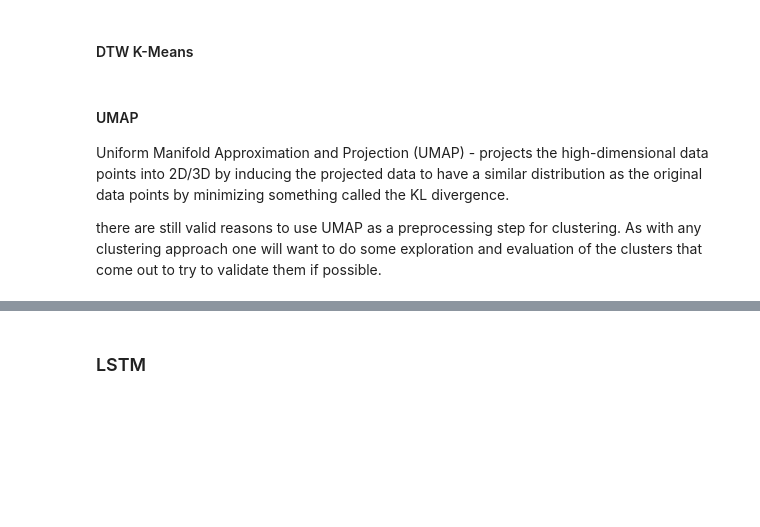
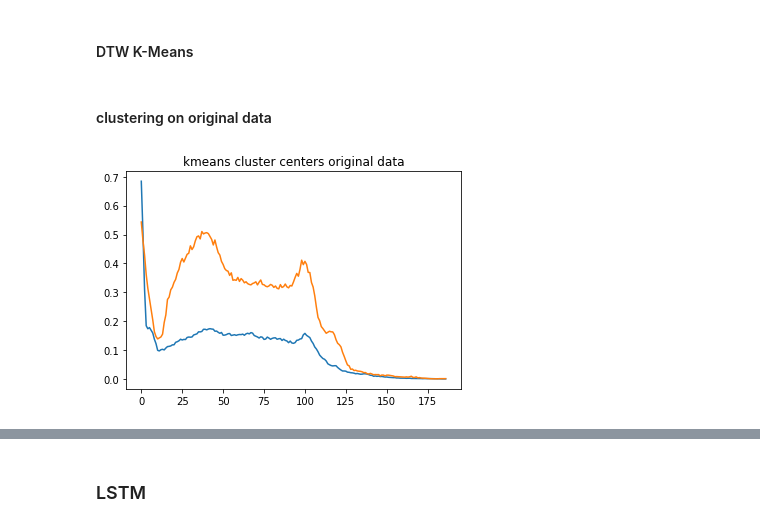
Before and after one commit to vtsch/mt-vt, a Jupyter notebook: 07_embeddings_kmeans_irregular.ipynb, the cells around one changed output, grey strips where cells are left out. Drawn from its saved outputs; the diff is of its cells as text; code cells hidden in the pictures; blank space fills up the shorter version.

Commit message:
add umap embeddings, 2 clusters + cleanup/restructuring

```diff
--- a/07_embeddings_kmeans_irregular.ipynb
+++ b/07_embeddings_kmeans_irregular.ipynb
@@ -23,4 +23,6 @@ import umap.umap_ as umap
 # %%
-train = np.loadtxt('data/mitbih_train.csv', delimiter=",",dtype=float)
-test = np.loadtxt('data/mitbih_test.csv',delimiter=",",dtype=float)
+#load raw data
+
+train_raw = np.loadtxt('data/mitbih_train.csv', delimiter=",",dtype=float)
+test_raw = np.loadtxt('data/mitbih_test.csv',delimiter=",",dtype=float)
 # %%
@@ -45,0 +56,18 @@ y_test = test_small[:, -1]
+# %%
+from sklearn.utils import resample
+
+#select 2000 samples of the 2 classes with most samples (0 & 4)
+df_1=train_raw[train_raw[:, 187]==0]
+df_2=train_raw[train_raw[:, 187]==4]
+df_1_upsample=resample(df_1,replace=True,n_samples=2000,random_state=123)
+df_2_upsample=resample(df_2,replace=True,n_samples=2000,random_state=124)
+print(len(df_1_upsample))
+print(len(df_2_upsample))
+
+X_train = np.concatenate([df_1_upsample, df_2_upsample])
+np.random.shuffle(X_train)
+
+X_train = X_train[:, 0:-1]
+y_train = X_train[:, -1]
+
+print(X_train)
@@ -85,8 +125,8 @@ train.shape
 # %% [markdown]
 #### SKlearn K-Means
 # %%
-def sklearnkmeans(encoded_data):
-    kmeans = KMeans(n_clusters=5).fit(encoded_data)
+def sklearnkmeans(encoded_data, n_clusters):
+    kmeans = KMeans(n_clusters).fit(encoded_data)
     labels = kmeans.predict(encoded_data)
 
     centroids = kmeans.cluster_centers_
@@ -144,9 +184,14 @@ def k_means_dtw(data,num_clust,num_iter,w=5):
             centroids[key]=[m/len(assignments[key]) for m in clust_sum]
 
     return centroids, labels
-# %% [markdown]
-#### UMAP
-
- Uniform Manifold Approximation and Projection (UMAP) -  projects the high-dimensional data points into 2D/3D by inducing the projected data to have a similar distribution as the original data points by minimizing something called the KL divergence.
-
-there are still valid reasons to use UMAP as a preprocessing step for clustering. As with any clustering approach one will want to do some exploration and evaluation of the clusters that come out to try to validate them if possible.
+# %% [markdown]
+#### clustering on original data
+# %%
+centroids, kmeans_labels = sklearnkmeans(X_train, n_clusters=2)
+
+for i in centroids:
+    plt.plot(i)
+plt.title("kmeans cluster centers original data")
+plt.show()
+# %% [output]
+[figure, added]
```
Also changed, not shown: parts of 67 cells of this notebook.
